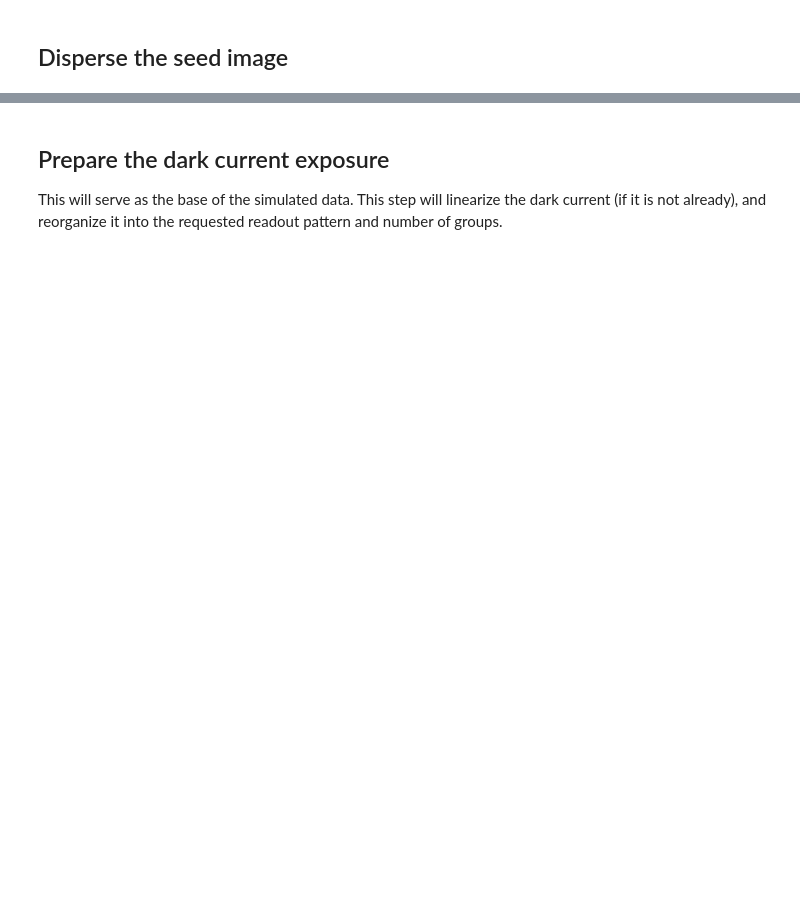
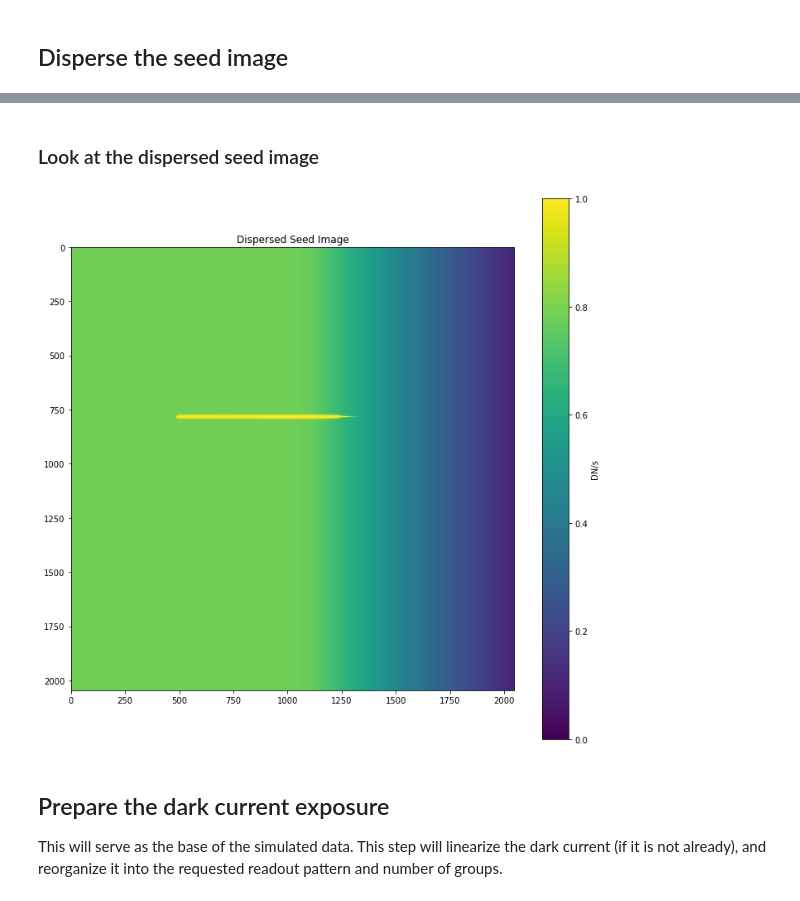
Before and after one commit to spacetelescope/mirage, a Jupyter notebook: nircam_simulator/examples/WFSS_simulator_use_examples.ipynb, the cells around one changed output, grey strips where cells are left out. Cells and saved outputs as stored; diff of their text form; code cells hidden in the pictures; blank space fills up the shorter version.

Commit message:
Updated WFSS notebook, added wfss_simulator.py

```diff
--- a/nircam_simulator/examples/WFSS_simulator_use_examples.ipynb
+++ b/nircam_simulator/examples/WFSS_simulator_use_examples.ipynb
@@ -106,8 +124,9 @@ crossing_filter = 'F444W'
 module = 'A'    # 'A' or 'B'
 direction = 'R' # 'R' for row or 'C' for column
 image_seeds = [seed1.seed_file, seed2.seed_file, seed3.seed_file, seed4.seed_file]
+#image_seeds = ['V42424024002P000000000112o_B5_F250M_seed_uncal_F250M_seed_image.fits','V42424024002P000000000112o_B5_F300M_seed_uncal_F300M_seed_image.fits','V42424024002P000000000112o_B5_F410M_seed_uncal_F410M_seed_image.fits','V42424024002P000000000112o_B5_F460M_seed_uncal_F460M_seed_image.fits']
 dmode = 'mod{}_{}'.format(module.upper(),direction.upper())
-loc = os.path.join(datadir,"nircam_simulator_data/GRISM_NIRCAM/")
+loc = os.path.join(datadir,"GRISM_NIRCAM/")
 t = Grism_seed(image_seeds,crossing_filter,dmode,loc)
 t.observation()
 t.finalize()
@@ -114,3 +151,13 @@ t.finalize()
+# %% [markdown]
+### Look at the dispersed seed image
+# %%
+# In this case, the short exposure time (30 seconds)
+# combined with the dispersed background signal means
+# that only the brightest source is visible in the
+# dispersed seed image
+show(t.final,'Dispersed Seed Image',max=1)
+# %% [output]
+[figure, added]
 # %% [markdown]
 ## Prepare the dark current exposure
 This will serve as the base of the simulated data.
```
Also changed, not shown: parts of 33 cells of this notebook, 9 other files.
